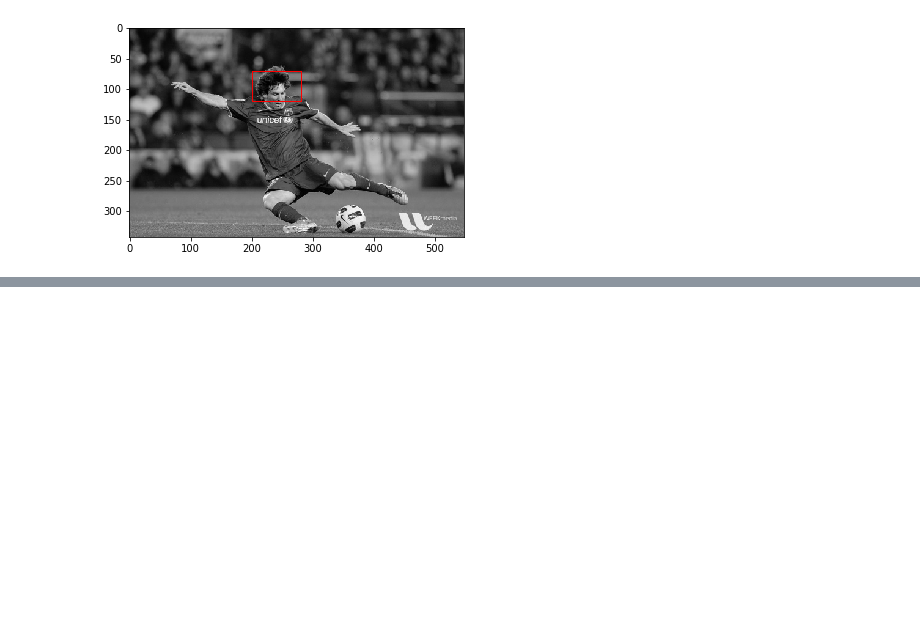
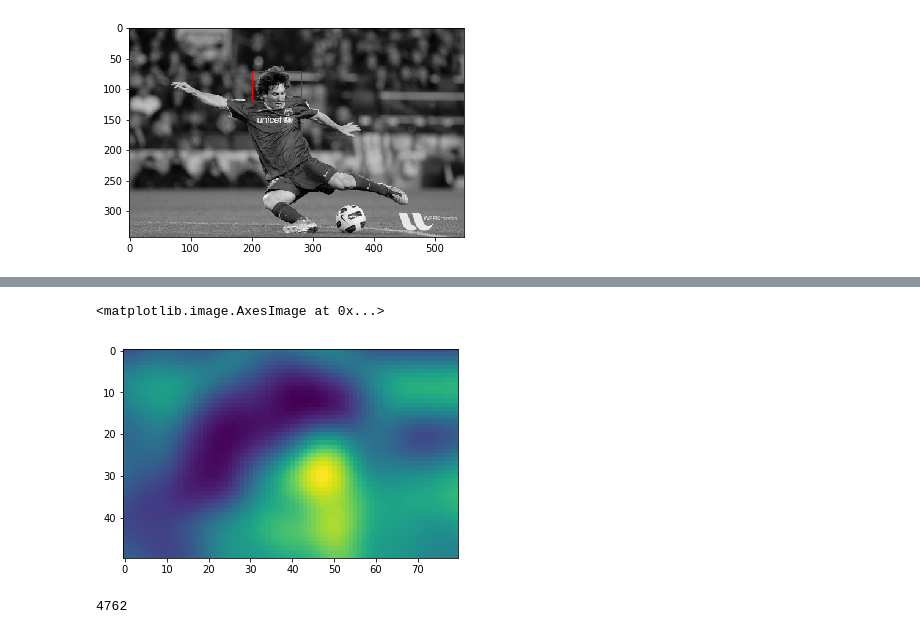
Before and after one commit to xdze2/CuNb, a Jupyter notebook: DIC/rewrite/oneElt_OpenCV.ipynb, the cells around one changed output, grey strips where cells are left out. Saved outputs shown, nothing was run; the diff lists cells and outputs as text; code cells hidden in the pictures; blank space fills up the shorter version.

```diff
--- a/DIC/rewrite/oneElt_OpenCV.ipynb
+++ b/DIC/rewrite/oneElt_OpenCV.ipynb
@@ -138,0 +204,5 @@ M_test:
+# %%
+plt.imshow(I_box)
+# %% [output]
+<matplotlib.image.AxesImage at 0x...>
+[figure, added]
@@ -138,0 +214,5 @@ M_test:
+# %%
+opti_fun(np.array([[ 1.0, -0.002, -x+20],
+                   [ .0, 1., -y-15]]).flatten(), I_box, img2_blur)
+# %% [output]
+4762
```
Also changed, not shown: parts of 23 cells of this notebook.
